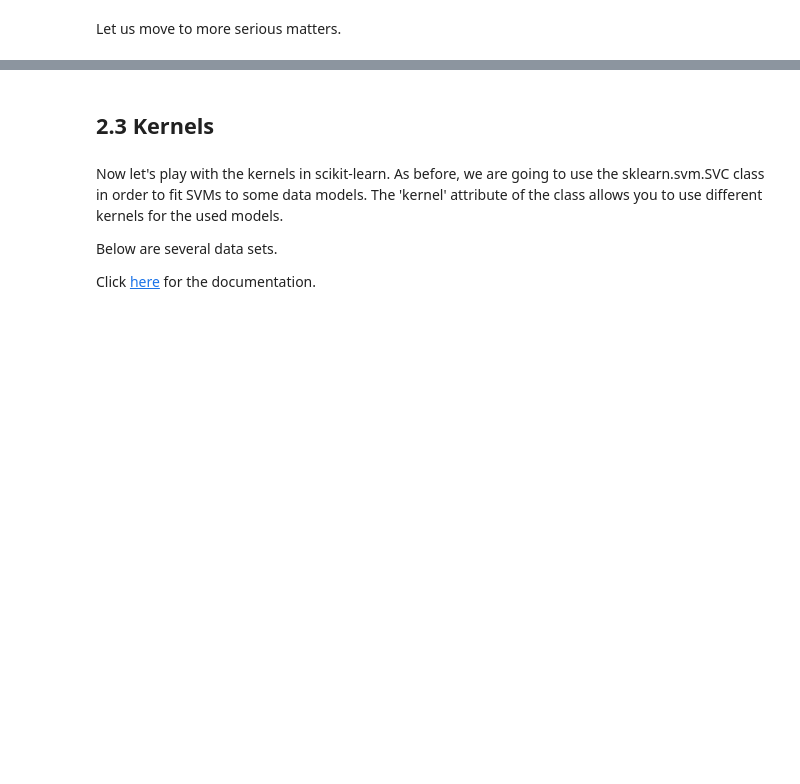
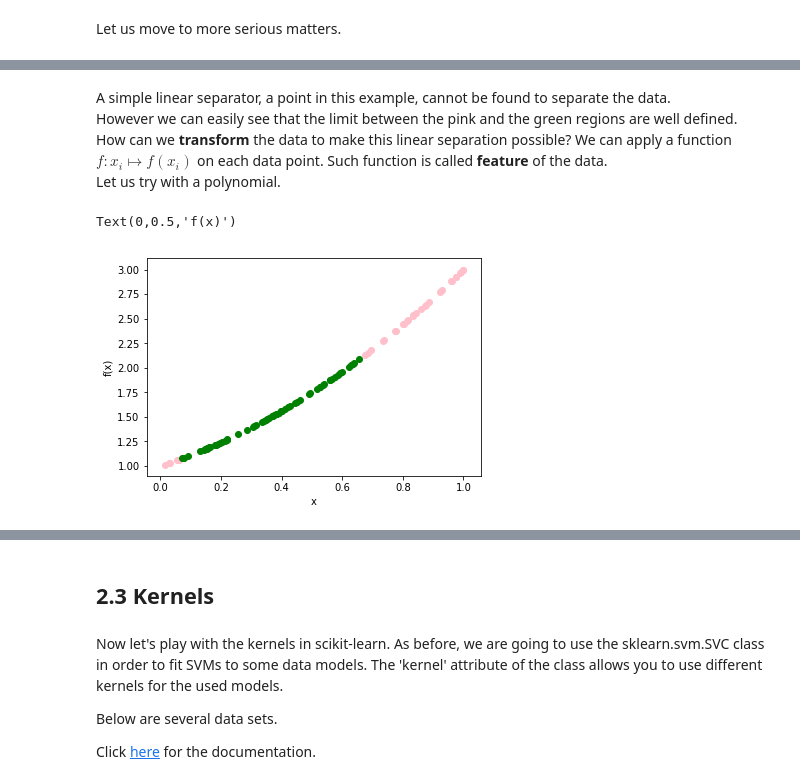
Before and after one commit to erwanlecarpentier/MLclass, a Jupyter notebook: Practice/SVMs/SVM.ipynb, the cells around one changed output, grey strips where cells are left out. Saved outputs shown, nothing was run; the diff lists cells and outputs as text; code cells hidden in the pictures; blank space fills up the shorter version.

```diff
--- a/Practice/SVMs/SVM.ipynb
+++ b/Practice/SVMs/SVM.ipynb
@@ -296,0 +338,16 @@ TODO: text about toy example
+# %% [markdown]
+A simple linear separator, a point in this example, cannot be found to separate the data.
+However we can easily see that the limit between the pink and the green regions are well defined.
+How can we **transform** the data to make this linear separation possible? We can apply a function $f : x_i \mapsto f(x_i)$ on each data point. Such function is called **feature** of the data.
+Let us try with a polynomial.
+# %%
+a, b, c = 1, 1, 1
+feature = a*x**2 + b*x + c
+
+plt.scatter(x[y==-1], feature[y==-1], color=COLORS[0])
+plt.scatter(x[y== 1], feature[y== 1], color=COLORS[1])
+plt.xlabel('x')
+plt.ylabel('f(x)')
+# %% [output]
+Text(0,0.5,'f(x)')
+[figure, added]
```
Also changed, not shown: parts of 45 cells of this notebook, 7 other files.
